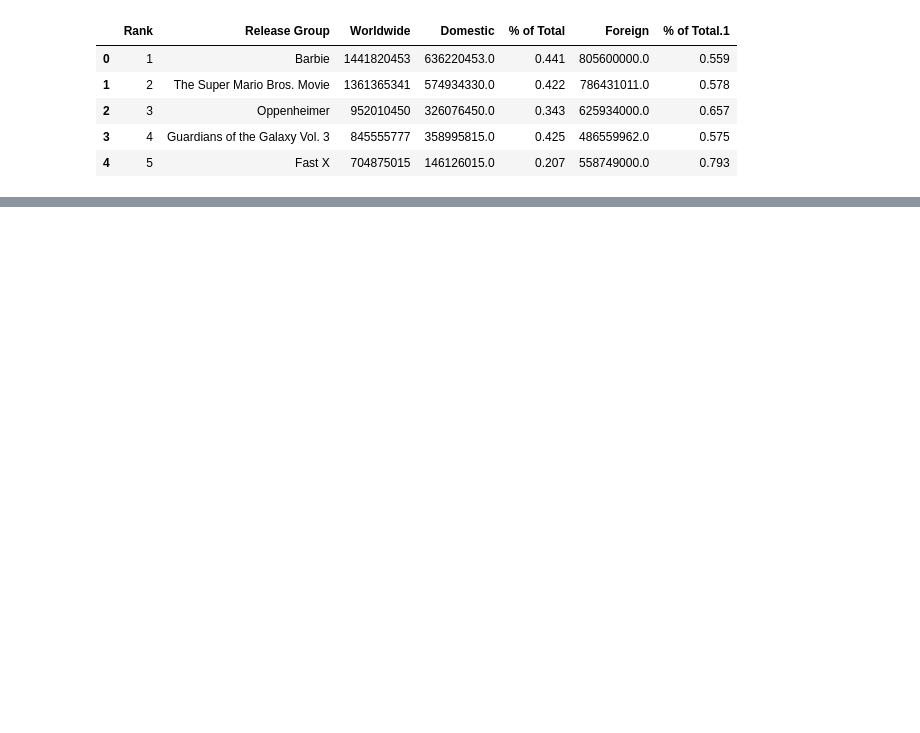
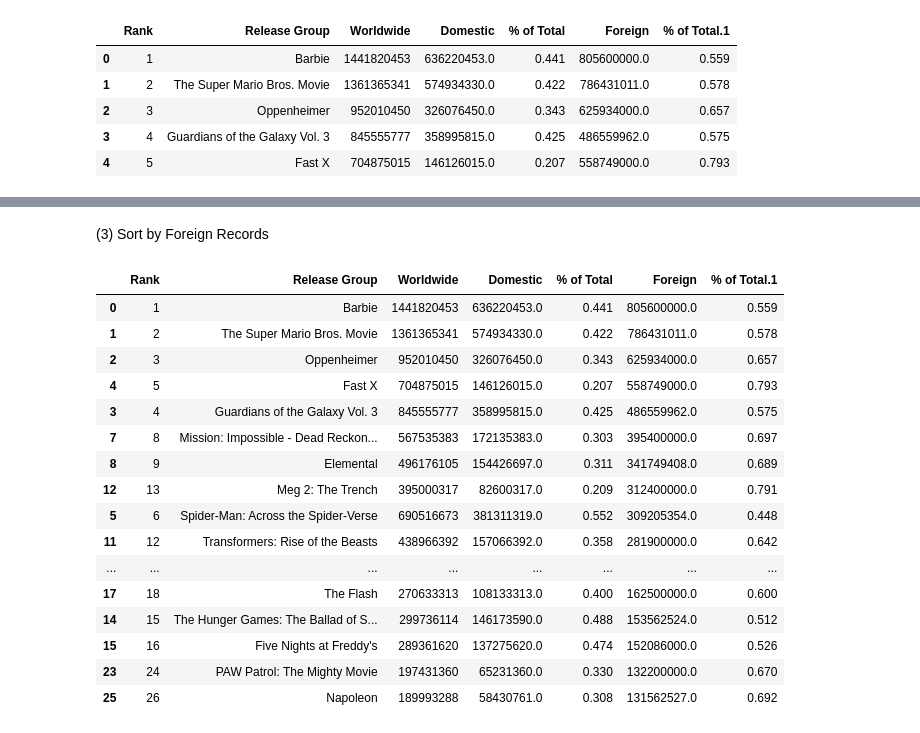
Before and after one commit to sylHut/2023_movies, a Jupyter notebook: Project3_Team3_SH_graphs.ipynb, the cells around one changed output, grey strips where cells are left out. Drawn from its saved outputs; the diff is of its cells as text; code cells hidden in the pictures; blank space fills up the shorter version.

```diff
--- a/Project3_Team3_SH_graphs.ipynb
+++ b/Project3_Team3_SH_graphs.ipynb
@@ -105,0 +159,26 @@ fig.show()
+# %% [markdown]
+(3) Sort by Foreign Records
+# %%
+# Sort the Foreign column by descending orders
+worldwide_df_f_sorted = worldwide_df.sort_values(by='Foreign', ascending=False)
+
+# Print the sorted DataFrame
+worldwide_df_f_sorted.head(20)
+# %% [output]
+|  | Rank | Release Group | Worldwide | Domestic | % of Total | Foreign | % of Total.1 |
+| 0 | 1 | Barbie | 1441820453 | 636220453.0 | 0.441 | 805600000.0 | 0.559 |
+| 1 | 2 | The Super Mario Bros. Movie | 1361365341 | 574934330.0 | 0.422 | 786431011.0 | 0.578 |
+| 2 | 3 | Oppenheimer | 952010450 | 326076450.0 | 0.343 | 625934000.0 | 0.657 |
+| 4 | 5 | Fast X | 704875015 | 146126015.0 | 0.207 | 558749000.0 | 0.793 |
+| 3 | 4 | Guardians of the Galaxy Vol. 3 | 845555777 | 358995815.0 | 0.425 | 486559962.0 | 0.575 |
+| 7 | 8 | Mission: Impossible - Dead Reckon... | 567535383 | 172135383.0 | 0.303 | 395400000.0 | 0.697 |
+| 8 | 9 | Elemental | 496176105 | 154426697.0 | 0.311 | 341749408.0 | 0.689 |
+| 12 | 13 | Meg 2: The Trench | 395000317 | 82600317.0 | 0.209 | 312400000.0 | 0.791 |
+| 5 | 6 | Spider-Man: Across the Spider-Verse | 690516673 | 381311319.0 | 0.552 | 309205354.0 | 0.448 |
+| 11 | 12 | Transformers: Rise of the Beasts | 438966392 | 157066392.0 | 0.358 | 281900000.0 | 0.642 |
+| ... | ... | ... | ... | ... | ... | ... | ... |
+| 17 | 18 | The Flash | 270633313 | 108133313.0 | 0.400 | 162500000.0 | 0.600 |
+| 14 | 15 | The Hunger Games: The Ballad of S... | 299736114 | 146173590.0 | 0.488 | 153562524.0 | 0.512 |
+| 15 | 16 | Five Nights at Freddy's | 289361620 | 137275620.0 | 0.474 | 152086000.0 | 0.526 |
+| 23 | 24 | PAW Patrol: The Mighty Movie | 197431360 | 65231360.0 | 0.330 | 132200000.0 | 0.670 |
+| 25 | 26 | Napoleon | 189993288 | 58430761.0 | 0.308 | 131562527.0 | 0.692 |
```
Also changed, not shown: parts of 11 cells of this notebook.
